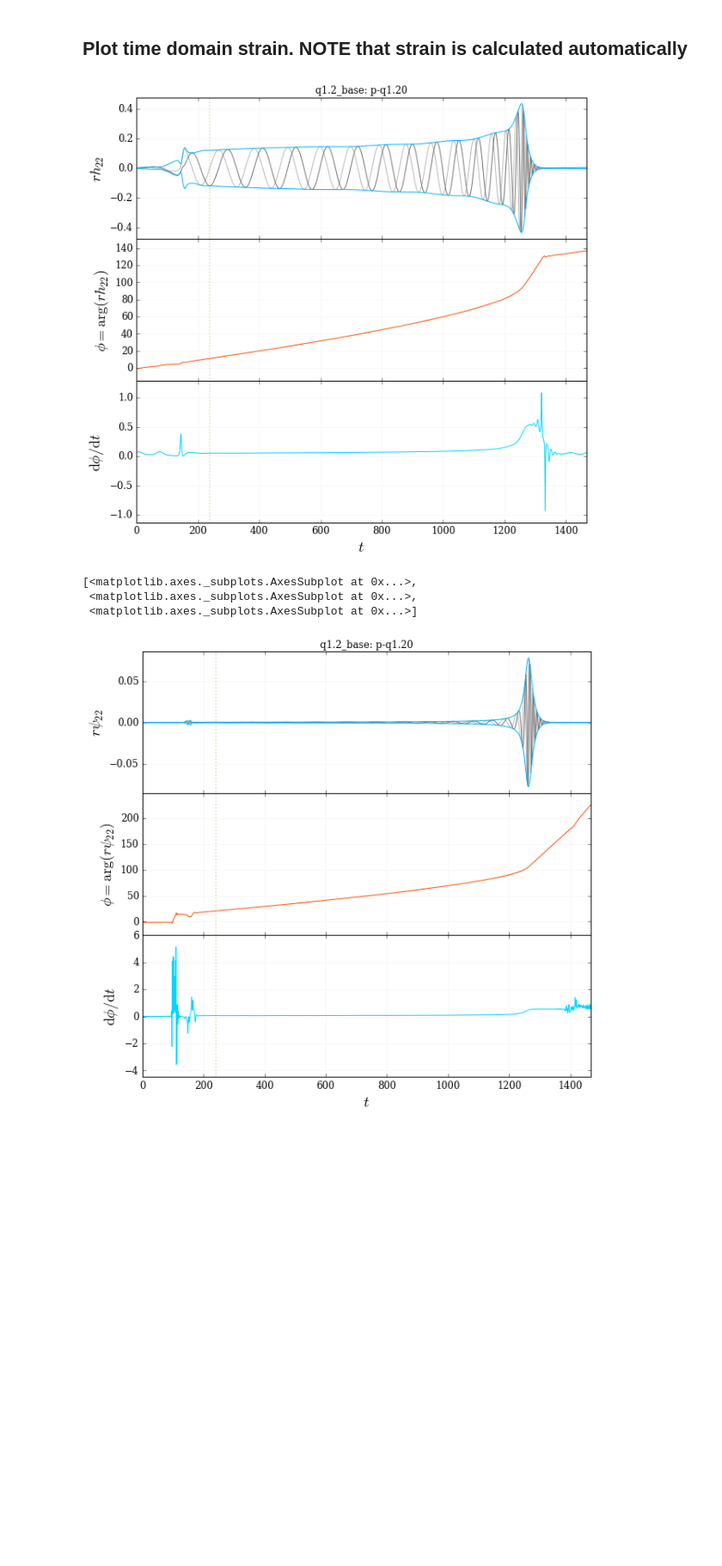
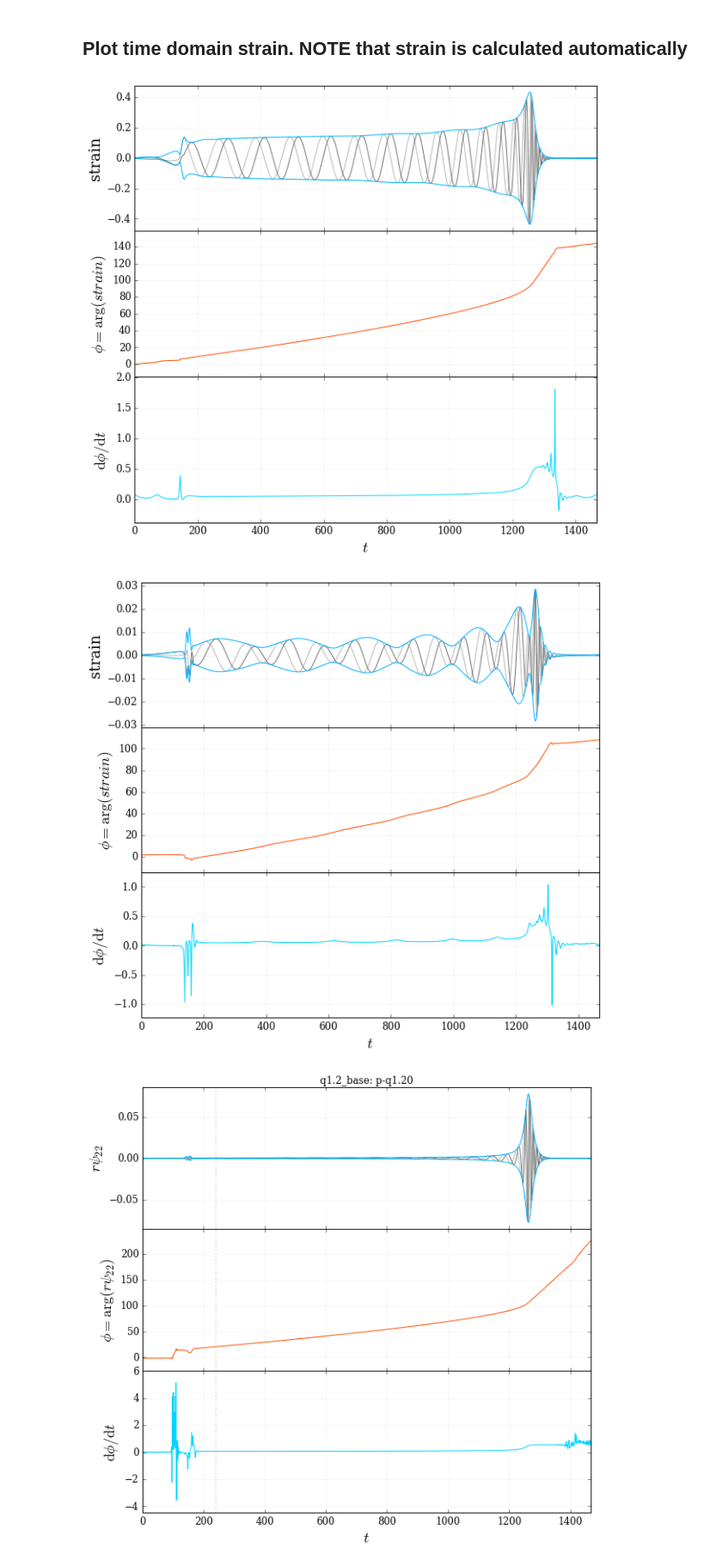
Before and after one commit to llondon6/nrutils_dev, a Jupyter notebook: examples/core_ipython_example.ipynb, the cells around one changed output. Shown: that part at 86% size. Cells and saved outputs as stored; diff of their text form; code cells hidden in the pictures; blank space fills up the shorter version.

```diff
--- a/examples/core_ipython_example.ipynb
+++ b/examples/core_ipython_example.ipynb
@@ -42,7 +46,10 @@ A = scsearch(keyword="base",unique=True,verbose=True)
 # %%
 
 # Convert a single simulation into a waveform object with desired multipoles
-y = gwylm( scentry_obj = A[0], lm=[2,2], dt=0.4, verbose=True )
+# y = gwylm( scentry_obj = A[0], lm=[2,2], dt=0.4, verbose=True )
+
+# OR:
+y = gwylm( scentry_obj = A[0], lm=([2,2],[2,1]), dt=0.4, verbose=True )
 # %% [output]
 (gwylm)>> Found clean (=False) keyword.
 (gwylm)>> Found dt (=0.4) keyword.
@@ -58,12 +68,11 @@ y = gwylm( scentry_obj = A[0], lm=[2,2], dt=0.4, verbose=True )
 ## Plot time domain strain. NOTE that strain is calculated automatically
 # %%
 # plot time domain strain
-y.plot(kind='strain',show=True,domain='time')
+for e in y.hlm:
+    e.plot(kind='strain',show=True,domain='time')
 # %% [output]
-[figure, old version]
+[figure, new version]
-[<matplotlib.axes._subplots.AxesSubplot at 0x...>,
- <matplotlib.axes._subplots.AxesSubplot at 0x...>,
- <matplotlib.axes._subplots.AxesSubplot at 0x...>]
+[figure, added]
 # %%
 # plot time domain psi4
 y.plot(kind='psi4',show=True,domain='time')
```
Also changed, not shown: parts of 5 cells of this notebook, 1 other file.
